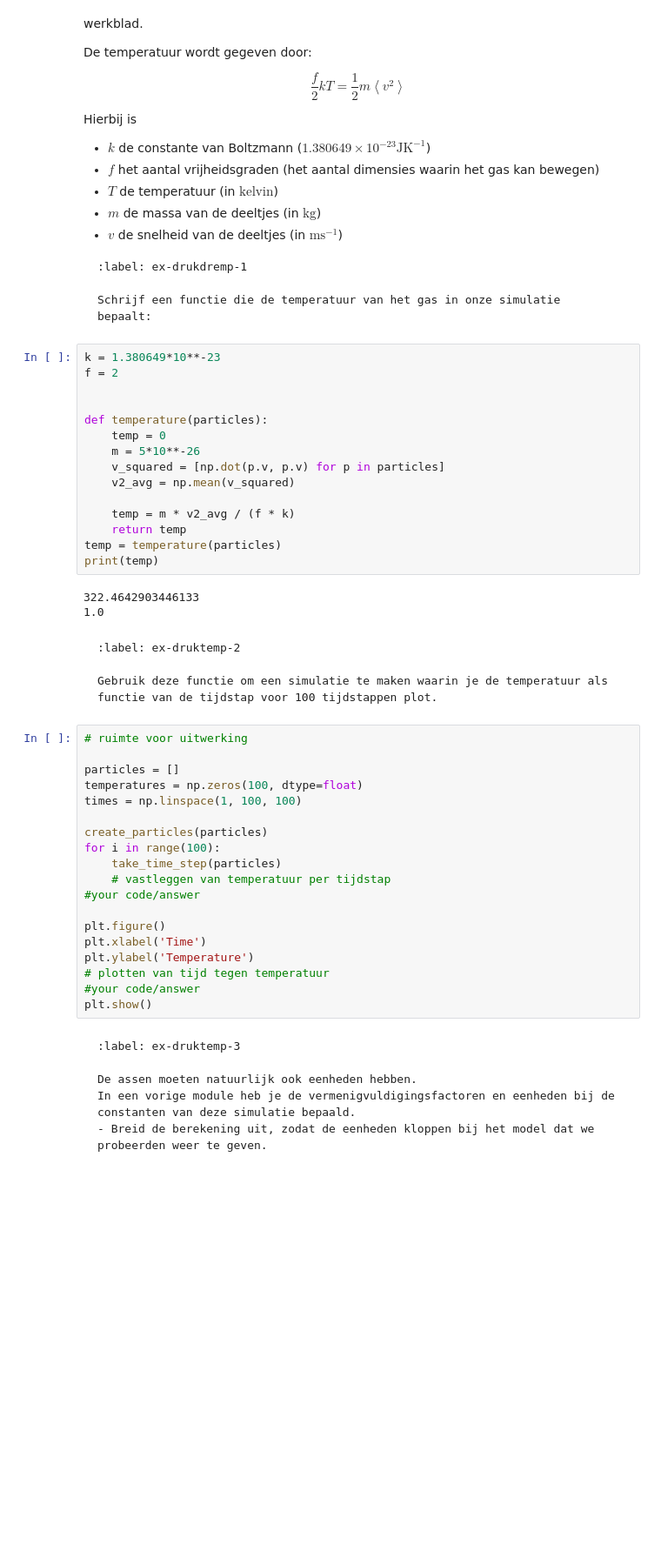
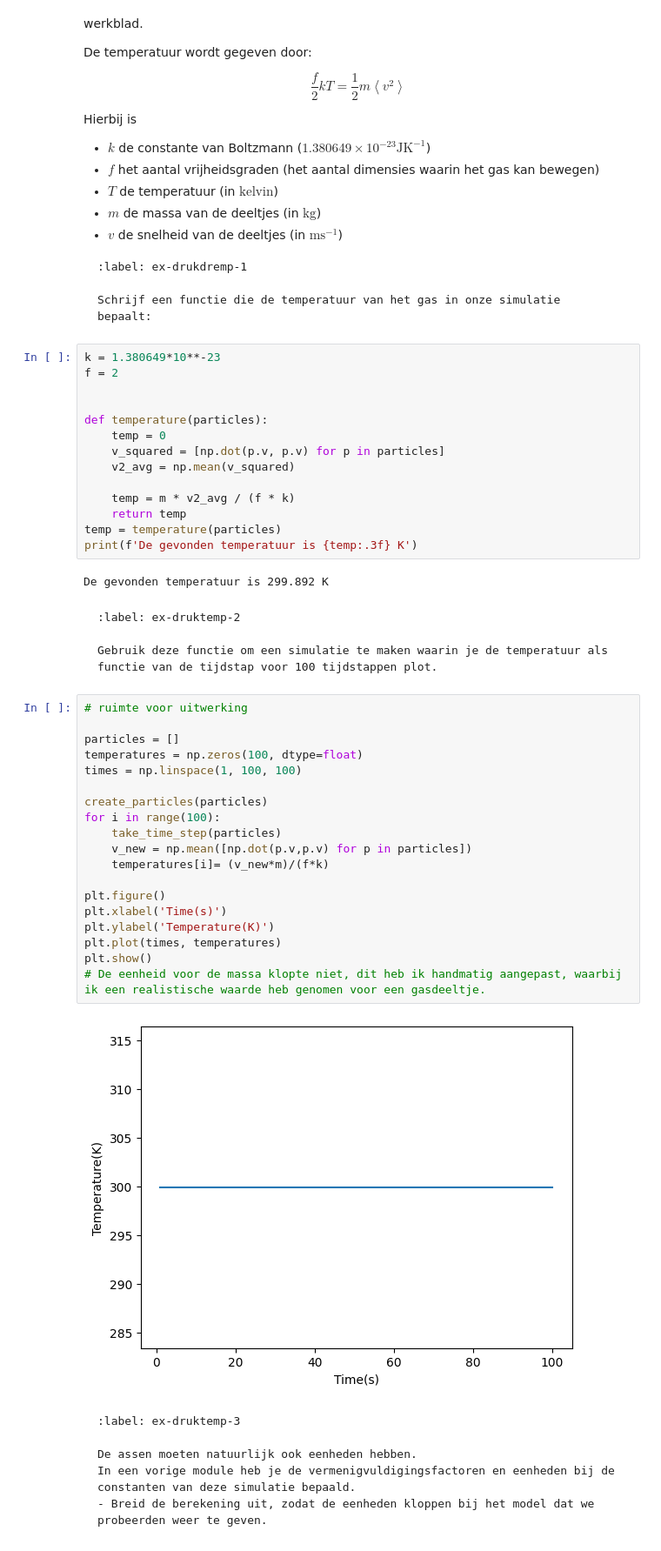
Before and after one commit to sjiemen/17, a Jupyter notebook: Content/PySim/5_druktemp.ipynb, the cells around one changed output. Shown at 87% size. Cells and saved outputs as stored; diff of their text form; blank space fills up the shorter version.

````diff
--- a/Content/PySim/5_druktemp.ipynb
+++ b/Content/PySim/5_druktemp.ipynb
@@ -192,17 +193,15 @@ f = 2
 
 def temperature(particles):
     temp = 0
-    m = 5*10**-26
     v_squared = [np.dot(p.v, p.v) for p in particles]
     v2_avg = np.mean(v_squared)
 
     temp = m * v2_avg / (f * k)
     return temp
 temp = temperature(particles)
-print(temp)
+print(f'De gevonden temperatuur is {temp:.3f} K')
 # %% [output]
-322.4642903446133
-1.0
+De gevonden temperatuur is 299.892 K
 # %% [markdown]
 ```{exercise} Temperatuurplot
 :label: ex-druktemp-2
@@ -212,22 +211,24 @@ Gebruik deze functie om een simulatie te maken waarin je de temperatuur als func
 # %%
 # ruimte voor uitwerking
 
 particles = []
 temperatures = np.zeros(100, dtype=float)
 times = np.linspace(1, 100, 100)
 
 create_particles(particles)
 for i in range(100):
     take_time_step(particles)
-    # vastleggen van temperatuur per tijdstap
-#your code/answer
+    v_new = np.mean([np.dot(p.v,p.v) for p in particles])
+    temperatures[i]= (v_new*m)/(f*k)
 
 plt.figure()
-plt.xlabel('Time')
-plt.ylabel('Temperature')
-# plotten van tijd tegen temperatuur
-#your code/answer
+plt.xlabel('Time(s)')
+plt.ylabel('Temperature(K)')
+plt.plot(times, temperatures)
 plt.show()
+# De eenheid voor de massa klopte niet, dit heb ik handmatig aangepast, waarbij ik een realistische waarde heb genomen voor een gasdeeltje.
+# %% [output]
+[figure, added]
 # %% [markdown]
 ```{exercise}
 :label: ex-druktemp-3
````
Also changed, not shown: parts of 10 cells of this notebook.
